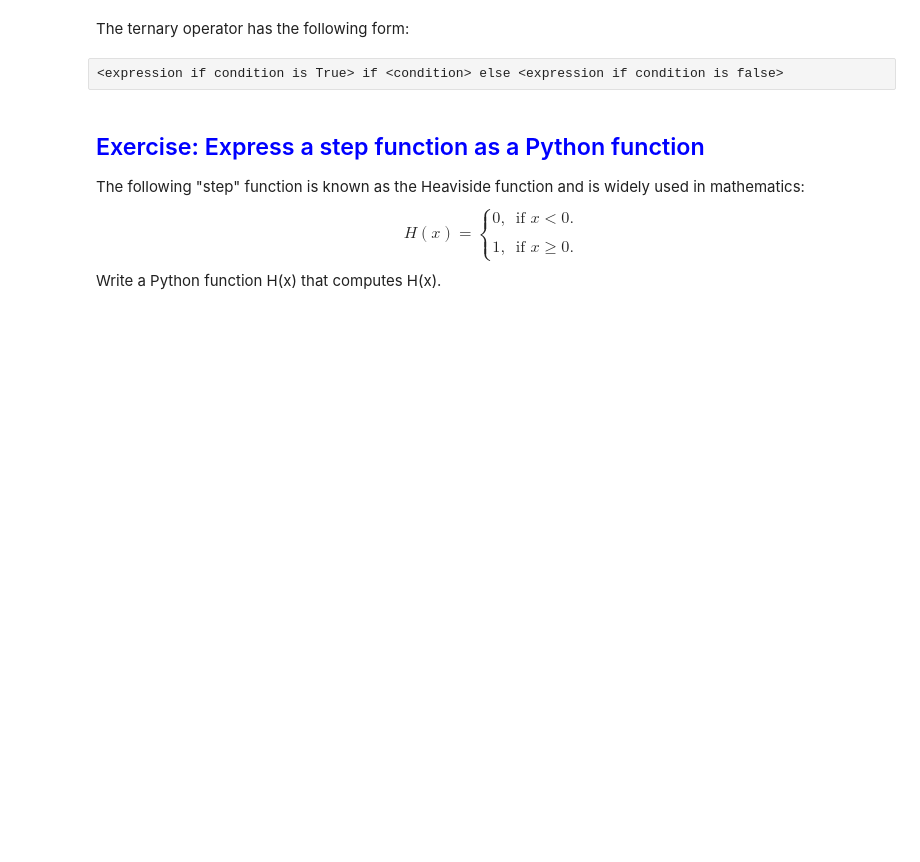
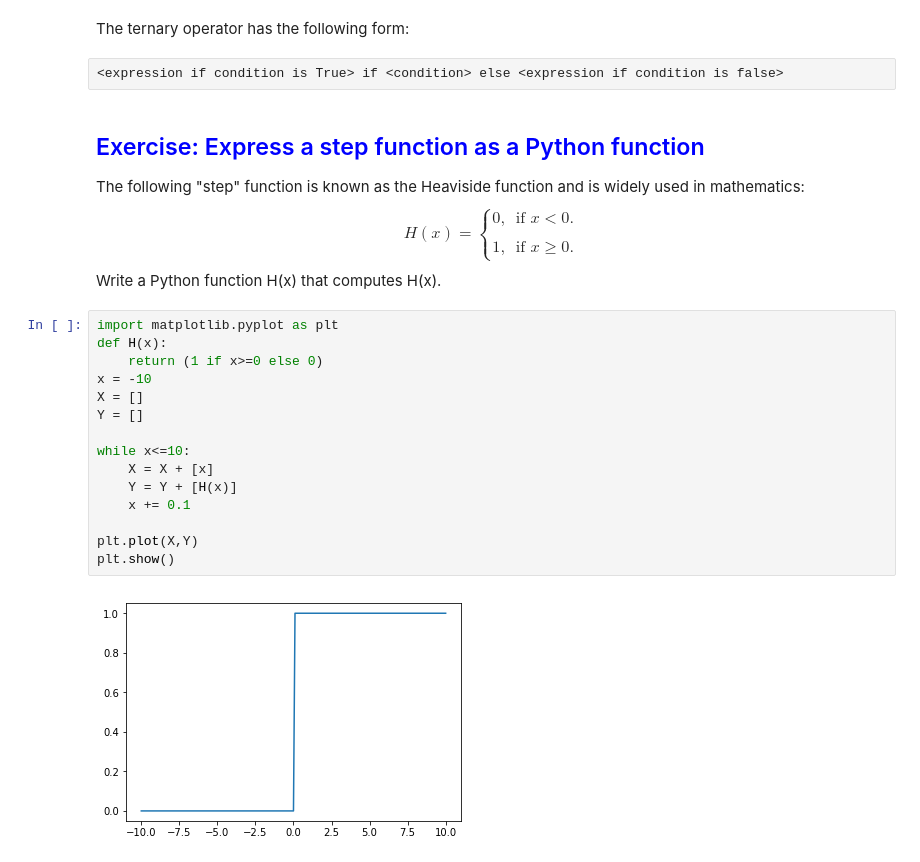
Before and after one commit to sp917/Introduction-to-Python-programming-for-MPECDT, a Jupyter notebook: notebook/Python-2.ipynb, the cells around one changed output. Saved outputs shown, nothing was run; the diff lists cells and outputs as text; blank space fills up the shorter version.

```diff
--- a/notebook/Python-2.ipynb
+++ b/notebook/Python-2.ipynb
@@ -747,3 +826,20 @@ is widely used in mathematics:
 $$H(x)=\begin{cases}0, & \text{if $x<0$}.\\\\
 1, & \text{if $x\ge 0$}.\end{cases}$$
 Write a Python function H(x) that computes H(x).
+# %%
+import matplotlib.pyplot as plt
+def H(x):
+    return (1 if x>=0 else 0)
+x = -10
+X = []
+Y = []
+
+while x<=10:
+    X = X + [x]
+    Y = Y + [H(x)]
+    x += 0.1
+
+plt.plot(X,Y)
+plt.show()
+# %% [output]
+[figure, added]
```
Also changed, not shown: parts of 16 cells of this notebook, 4 other files.
